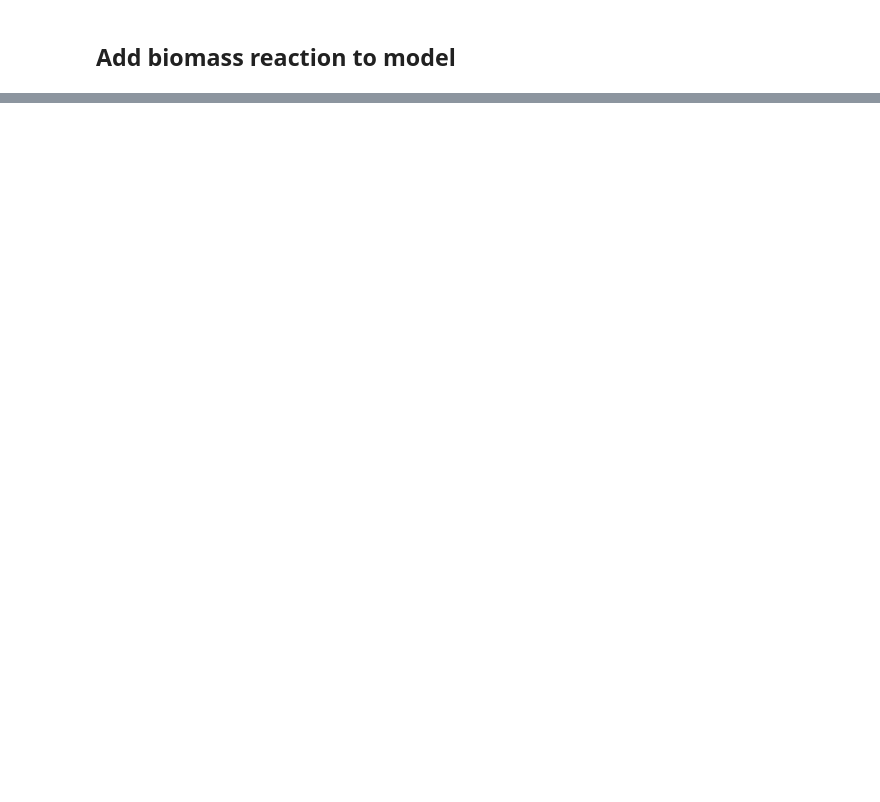
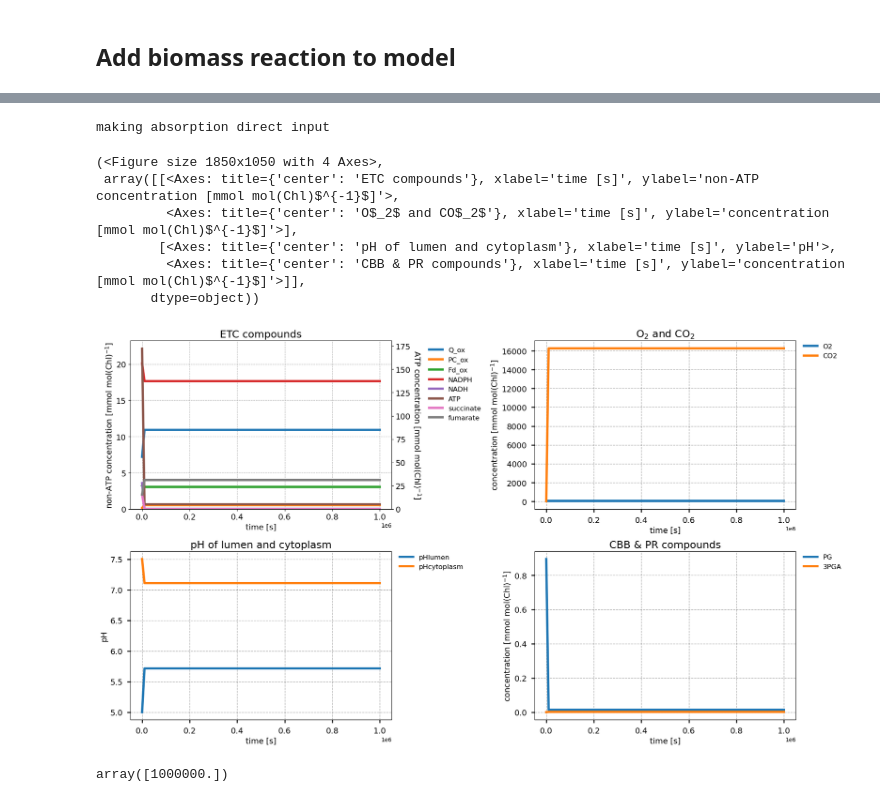
Before and after one commit to Computational-Biology-Aachen/synechocystis-photosynthesis-2024, a Jupyter notebook: Notebooks/get_biomass_function.ipynb, the cells around one changed output, grey strips where cells are left out. Drawn from its saved outputs; the diff is of its cells as text; code cells hidden in the pictures; blank space fills up the shorter version.

```diff
--- a/Notebooks/get_biomass_function.ipynb
+++ b/Notebooks/get_biomass_function.ipynb
@@ -496,0 +398,5 @@ growth_rate
+# %%
+m_test = m.copy()
+test, y0 = make_light_into_input(m_test, y0)
+# %% [output]
+making absorption direct input
@@ -496,0 +405,4 @@ growth_rate
+# %%
+test_params = {f"complex_abs_{k}":v for k,v in m.parameters["complex_abs"].items()}
+test_params.update({"light_ocp": OCP_absorbed_light(m.parameters["pfd"])})
+test.update_parameters(test_params)
@@ -496,0 +411,31 @@ growth_rate
+# %%
+# test_params = {
+#     'complex_abs_ps1': 100.2837034338521,
+#     'complex_abs_ps2': 100.32381972933348,
+#     'complex_abs_pbs': 100.90676080130754,
+#     'light_ocp': 9.10884712
+# }
+
+test_params = {
+    'complex_abs_ps1': 100,
+    'complex_abs_ps2': 100,
+    'complex_abs_pbs': 100,
+    'light_ocp': 100
+}
+test.update_parameters(test_params)
+# %%
+steps = np.linspace(0,1e6,100)
+
+s = Simulator(test)
+s.initialise(y0)
+t,y = s.simulate(t_end=steps[-1], time_points=steps)
+# s.plot_flux_selection(["vPS2", "vPS1"])
+fnc.plot_overview_isoATP(s)
+# %% [output]
+(<Figure size 1850x1050 with 4 Axes>,
+ array([[<Axes: title={'center': 'ETC compounds'}, xlabel='time [s]', ylabel='non-ATP concentration [mmol mol(Chl)$^{-1}$]'>,
+         <Axes: title={'center': 'O$_2$ and CO$_2$'}, xlabel='time [s]', ylabel='concentration [mmol mol(Chl)$^{-1}$]'>],
+        [<Axes: title={'center': 'pH of lumen and cytoplasm'}, xlabel='time [s]', ylabel='pH'>,
+         <Axes: title={'center': 'CBB & PR compounds'}, xlabel='time [s]', ylabel='concentration [mmol mol(Chl)$^{-1}$]'>]],
+       dtype=object))
+[figure, added]
@@ -496,0 +455,4 @@ growth_rate
+# %%
+t
+# %% [output]
+array([1000000.])
```
Also changed, not shown: parts of 44 cells of this notebook.
